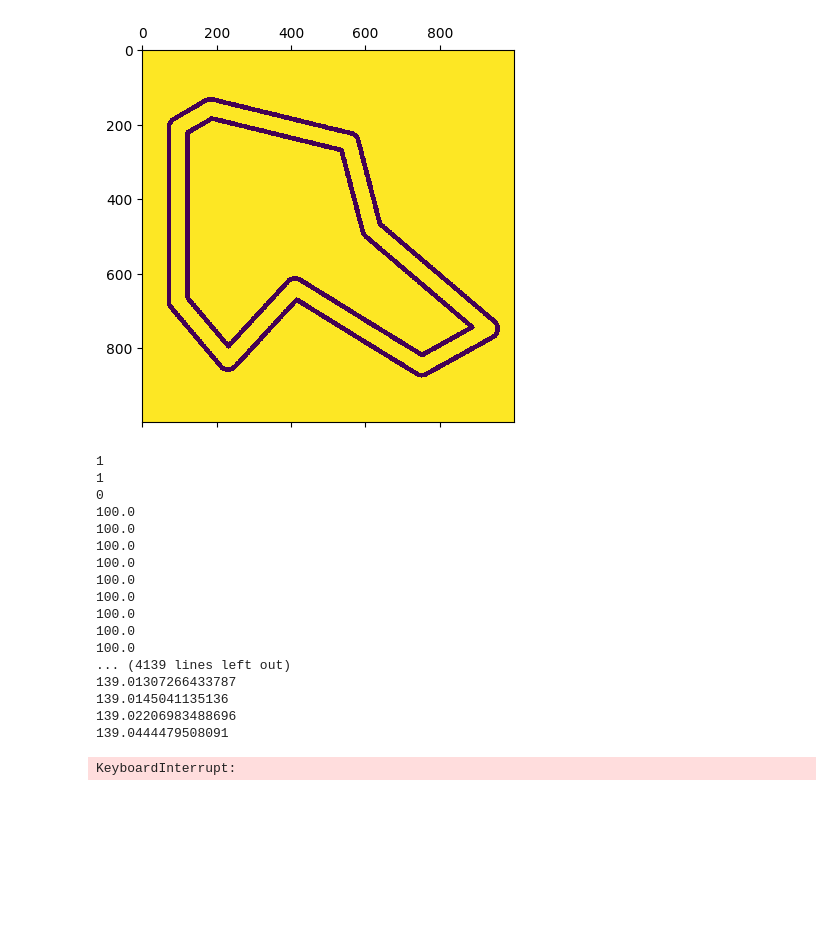
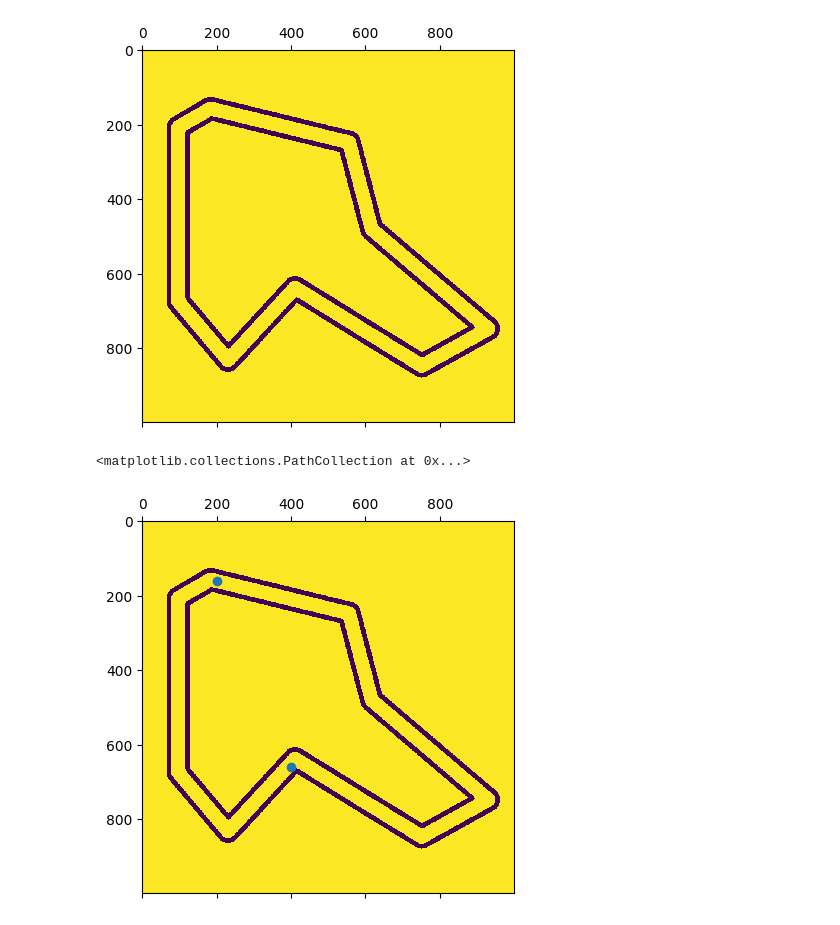
Before and after one commit to tim200002/TAS-Racer, a Jupyter notebook: src/offline_path_finder/src/notebook.ipynb, the cells around one changed output. Cells and saved outputs as stored; diff of their text form; code cells hidden in the pictures; blank space fills up the shorter version.

```diff
--- a/src/offline_path_finder/src/notebook.ipynb
+++ b/src/offline_path_finder/src/notebook.ipynb
@@ -24,29 +25,10 @@ map = Map(occupancy_grid_filtered, resolution, Point(occupancy_grid_config["orig
 # %% [output]
 [figure]
-# %%
-start = Point(200, 200)
-print(map.grid[start.y, start.x])
-
-
-goal = Point(300, 200)
-print(map.grid[goal.y, goal.x])
-path = AStar.find_path(start, goal, map.grid)
-# %% [output]
-1
-1
-0
-100.0
-100.0
-100.0
-100.0
-100.0
-100.0
-100.0
-100.0
-100.0
-... (4139 lines left out)
-139.01307266433787
-139.0145041135136
-139.02206983488696
-139.0444479508091
-KeyboardInterrupt:
+# %%
+start = Point(200, 160)
+goal = Point(400, 660)
+plt.matshow(occupancy_grid_filtered)
+plt.scatter([start.x, goal.x ], [start.y, goal.y])
+# %% [output]
+<matplotlib.collections.PathCollection at 0x...>
+[figure, added]
```
Also changed, not shown: parts of 5 cells of this notebook, 12 other files.
